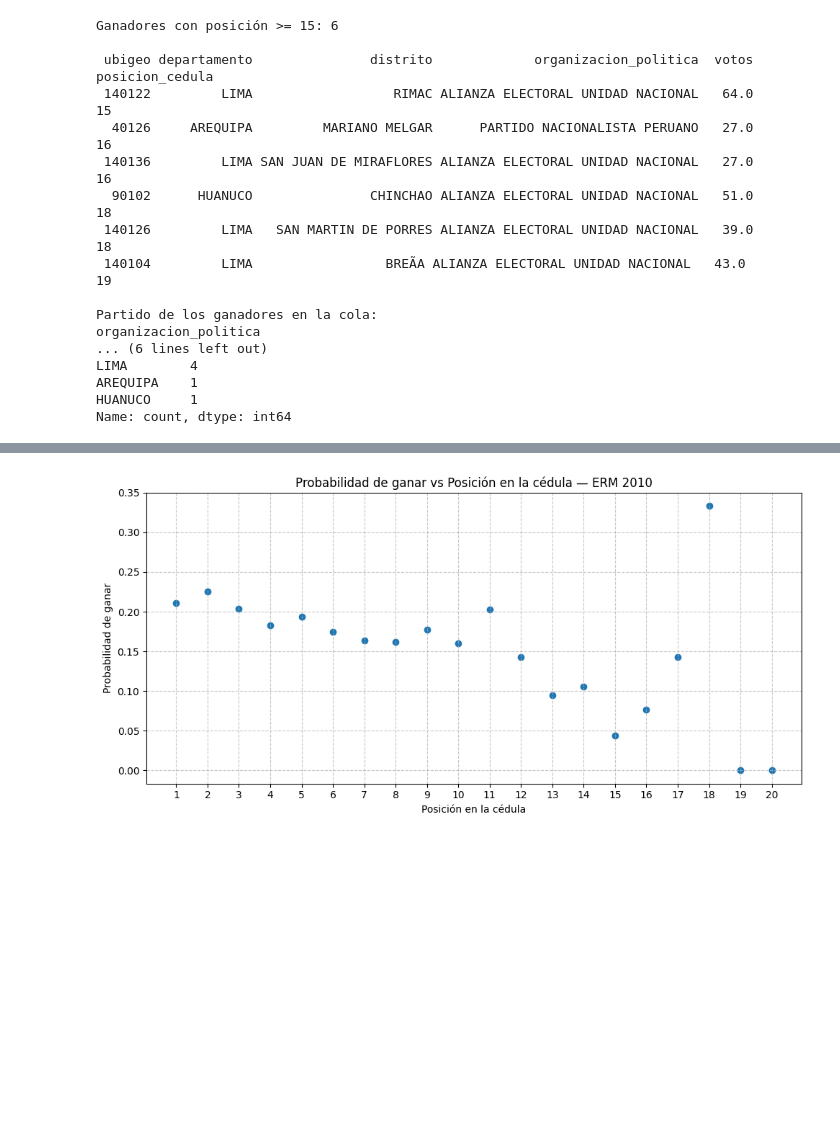
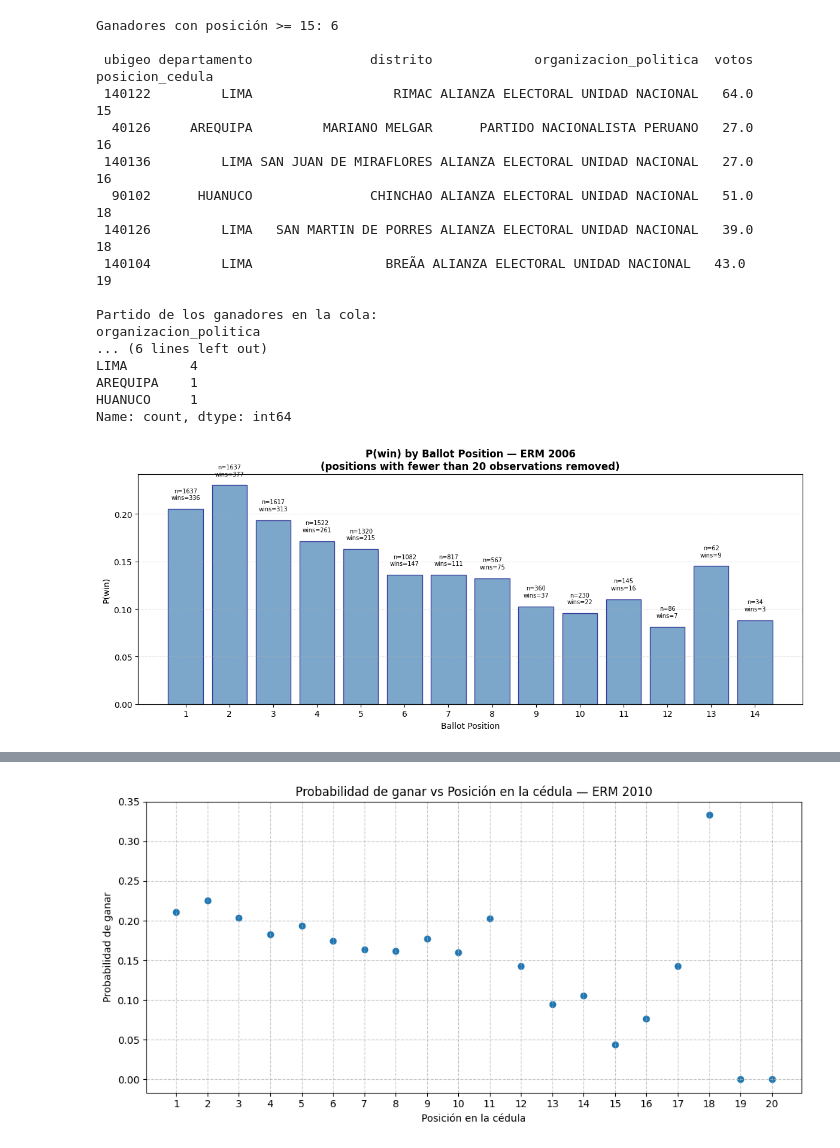
Before and after one commit to anzonyquispe/Forest_Peru, a Jupyter notebook: Scrapping/partidos_regionales/scraping/resultados_2006_2022.ipynb, the cells around one changed output, grey strips where cells are left out. Cells and saved outputs as stored; diff of their text form; code cells hidden in the pictures; blank space fills up the shorter version.

```diff
--- a/Scrapping/partidos_regionales/scraping/resultados_2006_2022.ipynb
+++ b/Scrapping/partidos_regionales/scraping/resultados_2006_2022.ipynb
@@ -2,7 +2,7 @@
 import pandas as pd, zipfile
 from pathlib import Path
 
-BASE = Path(r'C:\Users\Usuario\Documents\GitHub\Forest_Peru\Scrapping\partidos_regionales')
+BASE = Path(r'/Users/karlavega/Documents/GitHub/Forest_Peru/Scrapping/partidos_regionales')
 
 for year in [2006, 2010, 2014]:
     z = zipfile.ZipFile(BASE / f'ERM{year}_Municipal_Distrital.zip')
@@ -94,8 +94,8 @@ Vista previa 2006:
 import pandas as pd, zipfile
 from pathlib import Path
 
-BASE = Path(r'C:\Users\Usuario\Documents\GitHub\Forest_Peru\Scrapping\partidos_regionales')
-OUT_DIR = Path(r'C:\Users\Usuario\Documents\GitHub\Forest_Peru\Scrapping\partidos_regionales\scraping')
+BASE = Path(r'/Users/karlavega/Documents/GitHub/Forest_Peru/Scrapping/partidos_regionales')
+OUT_DIR = Path(r'/Users/karlavega/Documents/GitHub/Forest_Peru/Scrapping/partidos_regionales/scraping')
 
 z = zipfile.ZipFile(BASE / 'ERM2010_Municipal_Distrital.zip')
 with z.open('ERM2010_Municipal_Distrital.csv') as f:
@@ -268,7 +268,7 @@ import numpy as np
 import matplotlib.pyplot as plt
 from pathlib import Path
 
-OUT_DIR = Path(r'C:\Users\Usuario\Documents\GitHub\Forest_Peru\Scrapping\partidos_regionales\scraping')
+OUT_DIR = Path(r'/Users/karlavega/Documents/GitHub/Forest_Peru/Scrapping/partidos_regionales/scraping')
 
 df = pd.read_csv(OUT_DIR / 'panel_distrital_2006.csv', encoding='utf-8-sig')
 
@@ -327,3 +327,67 @@ LIMA        4
 AREQUIPA    1
 HUANUCO     1
 Name: count, dtype: int64
+# %%
+import pandas as pd
+import numpy as np
+import matplotlib.pyplot as plt
+from pathlib import Path
+
+OUT_DIR = Path(r'/Users/karlavega/Documents/GitHub/Forest_Peru/Scrapping/partidos_regionales/scraping')
+
+df = pd.read_csv(OUT_DIR / 'panel_distrital_2006.csv', encoding='utf-8-sig')
+
+# --- Identify winners within each district ---
+df['max_votes'] = df.groupby('ubigeo')['votos'].transform('max')
+df['winner'] = (df['votos'] == df['max_votes']).astype(int)
+df['n_candidates'] = df.groupby('ubigeo')['ubigeo'].transform('count')
+
+# --- Aggregate by ballot order ---
+prob = df.groupby('posicion_cedula')['winner'].agg(['mean', 'count', 'sum']).reset_index()
+prob.columns = ['order', 'win_prob', 'n_obs', 'n_winners']
+
+# --- Remove outliers: positions with fewer than 20 observations ---
+prob_clean = prob[prob['n_obs'] >= 20].copy()
+
+# --- Plot in English ---
+fig, ax = plt.subplots(figsize=(12, 5))
+ax.bar(prob_clean['order'], prob_clean['win_prob'],
+       color='steelblue', edgecolor='navy', alpha=0.7)
+
+for _, r in prob_clean.iterrows():
+    ax.annotate(
+        f'n={int(r["n_obs"])}\nwins={int(r["n_winners"])}',
+        (r['order'], r['win_prob'] + 0.01),
+        fontsize=7, ha='center'
+    )
+
+ax.set_title('P(win) by Ballot Position — ERM 2006\n(positions with fewer than 20 observations removed)',
+             fontweight='bold')
+ax.set_xlabel('Ballot Position')
+ax.set_ylabel('P(win)')
+ax.set_xticks(prob_clean['order'])
+ax.grid(axis='y', linestyle='--', alpha=0.3)
+
+plt.tight_layout()
+plt.show()
+
+# --- Winners in the tail (optional: keeping only positions >= 15) ---
+tail_winners = df[(df['posicion_cedula'] >= 15) & (df['winner'] == 1)].copy()
+
+print(f'Winners with ballot position >= 15: {len(tail_winners)}')
+print()
+print(
+    tail_winners[
+        ['ubigeo', 'departamento', 'distrito', 'organizacion_politica', 'votos', 'posicion_cedula']
+    ]
+    .sort_values('posicion_cedula')
+    .to_string(index=False)
+)
+print()
+print('Political party of winners in the tail:')
+print(tail_winners['organizacion_politica'].value_counts())
+print()
+print('Department of winners in the tail:')
+print(tail_winners['departamento'].value_counts())
+# %% [output]
+[figure, added]
```
Also changed, not shown: parts of 14 cells of this notebook, 9 other files.
